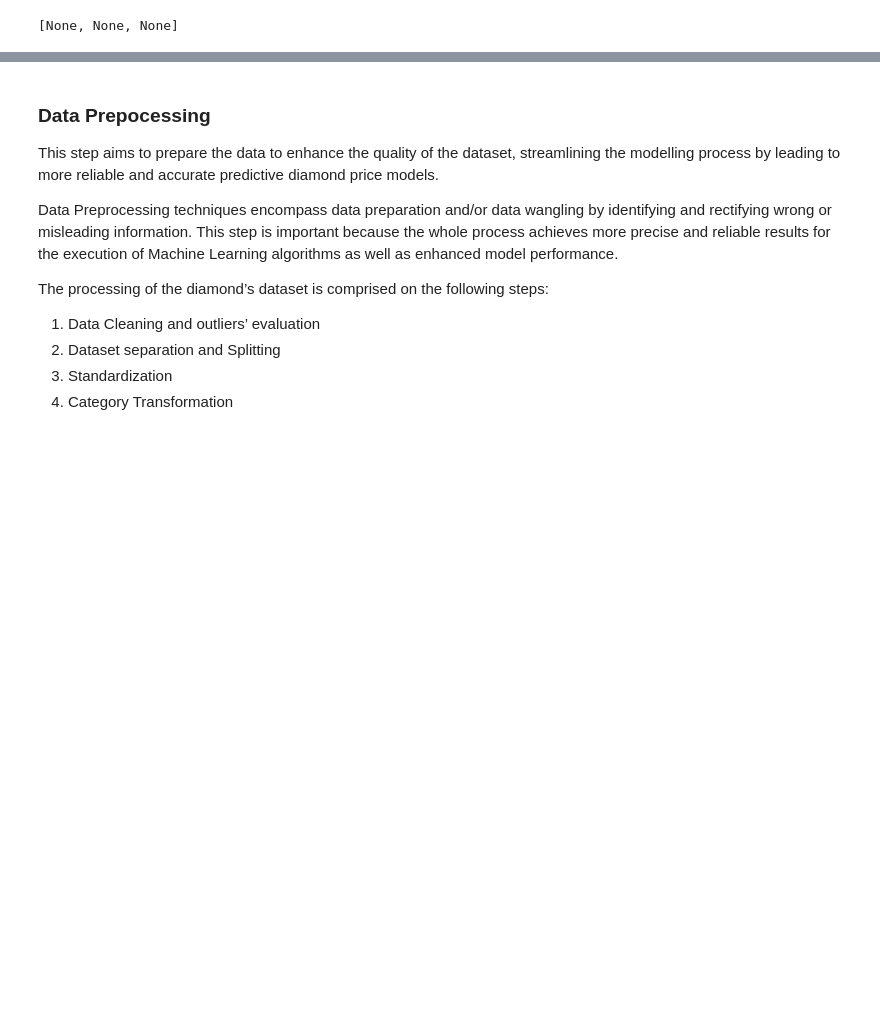
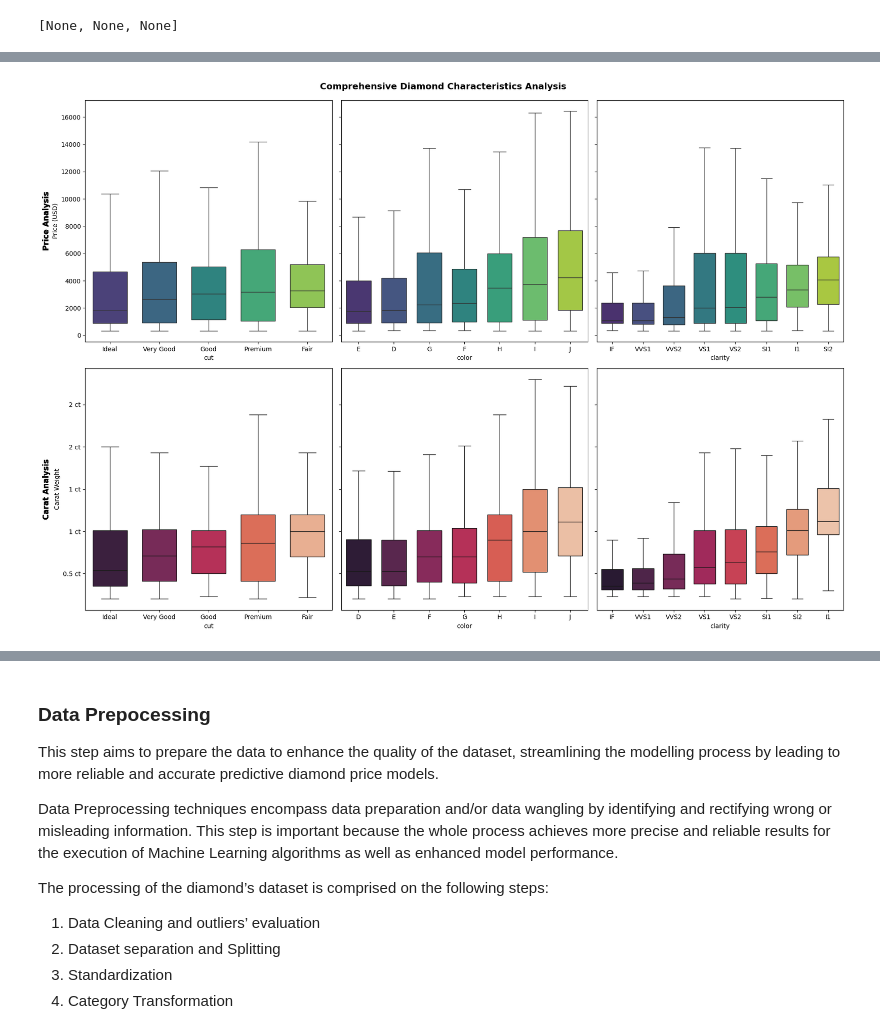
Before and after one commit to remabreu/DiamondsPrices, a Jupyter notebook: diamonds.ipynb, the cells around one changed output, grey strips where cells are left out. Saved outputs shown, nothing was run; the diff lists cells and outputs as text; code cells hidden in the pictures; blank space fills up the shorter version.

```diff
--- a/diamonds.ipynb
+++ b/diamonds.ipynb
@@ -334,9 +318,0 @@ Text(0.5, 0.98, 'Diamond Carat vs Categorical Features')
-# %%
-fig, ax = plt.subplots(2, 3, figsize=(15, 15))
-
-def median_order(x, y):
-  return diamonds_df.groupby(x)[y].median().sort_values(ascending=True).index
-
-for i, var_y in enumerate(['price', 'carat']):
-  for j, var_x in enumerate(['cut', 'color', 'clarity']):
-    sns.boxplot(x=diamonds_df[var_x], y=diamonds_df[var_y], order=median_order(var_x, var_y), ax=ax[i,j])
@@ -352,3 +429,71 @@ for i, var_y in enumerate(['price', 'carat']):
+# %%
+fig, ax = plt.subplots(2, 3, figsize=(18, 12), sharey='row')
+
+# Configuration for each analysis type
+config = {
+    'price': {
+        'title': 'Price Analysis',
+        'ylabel': 'Price (USD)',
+        'palette': 'viridis',
+        'unit': ''
+    },
+    'carat': {
+        'title': 'Carat Analysis',
+        'ylabel': 'Carat Weight',
+        'palette': 'rocket',
+        'unit': ' ct'
+    }
+}
+
+def median_order(x, y):
+  """Calculate median orders for consistent sorting across categories."""
+
+  return diamonds_df.groupby(x)[y].median().sort_values(ascending=True).index
+
+for i, var_y in enumerate(['price', 'carat']):
+  for j, var_x in enumerate(['cut', 'color', 'clarity']):
+    sns.boxplot(x=diamonds_df[var_x],
+                y=diamonds_df[var_y],
+                order=median_order(var_x, var_y),
+                ax=ax[i,j],
+                showfliers=False,
+                palette=config[var_y]['palette'],
+                width=0.7)
+
+#The annotate fuynction allow to wrote a text anywhre in the plot area by given
+#axes fraction and offeset
+    ax[i][0].annotate(
+            config[var_y]['title'],
+            xy=(0, 0.5),
+            xytext=(-55, 0),
+            xycoords='axes fraction',
+            textcoords='offset points',
+            ha='right',
+            va='center',
+            fontsize=12,
+            fontweight='bold',
+            rotation=90
+        )
+
+    if config[var_y]['unit']:
+        yticks = ax[i][0].get_yticks()
+        ax[i][0].set_yticklabels([f"{int(y)}{config[var_y]['unit']}"
+                          if y >= 1 else f"{y:.1f}{config[var_y]['unit']}"
+                          for y in yticks])
+
+    ax[i][0].set_ylabel(config[var_y]['ylabel'])
+    plt.tight_layout()
+
+fig.suptitle(
+        "Comprehensive Diamond Characteristics Analysis",
+        y=1.02,
+        fontsize=14,
+        fontweight='bold'
+    )
+
+plt.show()
+# %% [output]
+[figure, added]
 # %% [markdown]
 #### Furhter exploratory carat and price analysis
 
```
Also changed, not shown: parts of 35 cells of this notebook.
